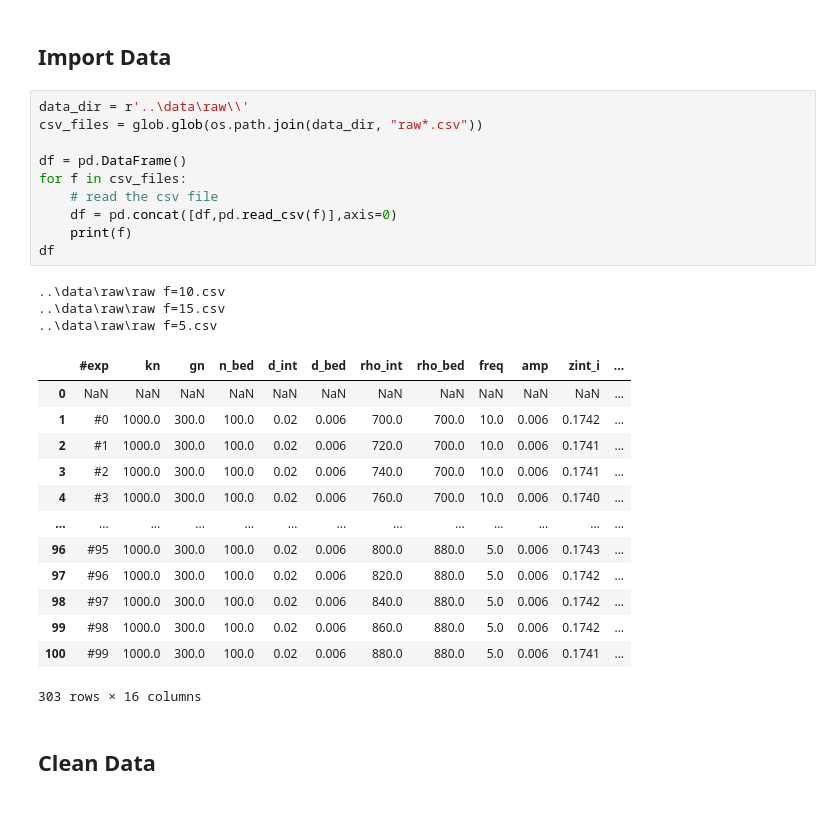
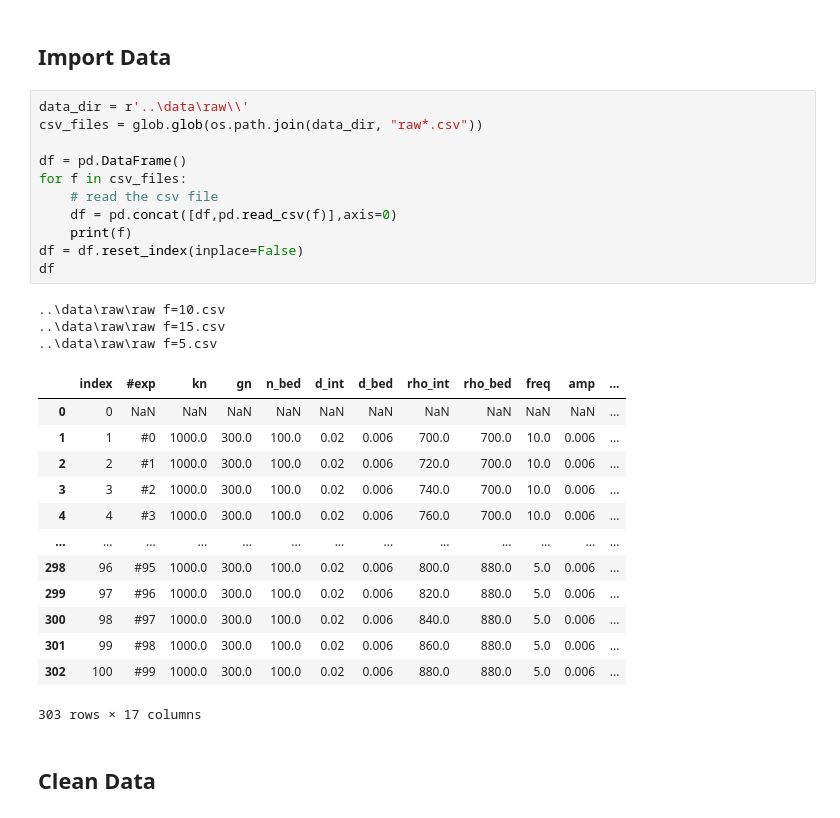
Before and after one commit to miqbalrp/ML_bne, a Jupyter notebook: notebook/vis and prep.ipynb, the cells around one changed output. Saved outputs shown, nothing was run; the diff lists cells and outputs as text.

```diff
--- a/notebook/vis and prep.ipynb
+++ b/notebook/vis and prep.ipynb
@@ -12,30 +12,31 @@ sns.set()
 # %%
 data_dir = r'..\data\raw\\'
 csv_files = glob.glob(os.path.join(data_dir, "raw*.csv"))
 
 df = pd.DataFrame()
 for f in csv_files:
     # read the csv file
     df = pd.concat([df,pd.read_csv(f)],axis=0)
     print(f)
+df = df.reset_index(inplace=False)
 df
 # %% [output]
 ..\data\raw\raw f=10.csv
 ..\data\raw\raw f=15.csv
 ..\data\raw\raw f=5.csv
-|  | #exp | kn | gn | n_bed | d_int | d_bed | rho_int | rho_bed | freq | amp | zint_i | ... |
-| 0 | NaN | NaN | NaN | NaN | NaN | NaN | NaN | NaN | NaN | NaN | NaN | ... |
-| 1 | #0 | 1000.0 | 300.0 | 100.0 | 0.02 | 0.006 | 700.0 | 700.0 | 10.0 | 0.006 | 0.1742 | ... |
-| 2 | #1 | 1000.0 | 300.0 | 100.0 | 0.02 | 0.006 | 720.0 | 700.0 | 10.0 | 0.006 | 0.1741 | ... |
-| 3 | #2 | 1000.0 | 300.0 | 100.0 | 0.02 | 0.006 | 740.0 | 700.0 | 10.0 | 0.006 | 0.1741 | ... |
-| 4 | #3 | 1000.0 | 300.0 | 100.0 | 0.02 | 0.006 | 760.0 | 700.0 | 10.0 | 0.006 | 0.1740 | ... |
+|  | index | #exp | kn | gn | n_bed | d_int | d_bed | rho_int | rho_bed | freq | amp | ... |
+| 0 | 0 | NaN | NaN | NaN | NaN | NaN | NaN | NaN | NaN | NaN | NaN | ... |
+| 1 | 1 | #0 | 1000.0 | 300.0 | 100.0 | 0.02 | 0.006 | 700.0 | 700.0 | 10.0 | 0.006 | ... |
+| 2 | 2 | #1 | 1000.0 | 300.0 | 100.0 | 0.02 | 0.006 | 720.0 | 700.0 | 10.0 | 0.006 | ... |
+| 3 | 3 | #2 | 1000.0 | 300.0 | 100.0 | 0.02 | 0.006 | 740.0 | 700.0 | 10.0 | 0.006 | ... |
+| 4 | 4 | #3 | 1000.0 | 300.0 | 100.0 | 0.02 | 0.006 | 760.0 | 700.0 | 10.0 | 0.006 | ... |
 | ... | ... | ... | ... | ... | ... | ... | ... | ... | ... | ... | ... | ... |
-| 96 | #95 | 1000.0 | 300.0 | 100.0 | 0.02 | 0.006 | 800.0 | 880.0 | 5.0 | 0.006 | 0.1743 | ... |
-| 97 | #96 | 1000.0 | 300.0 | 100.0 | 0.02 | 0.006 | 820.0 | 880.0 | 5.0 | 0.006 | 0.1742 | ... |
-| 98 | #97 | 1000.0 | 300.0 | 100.0 | 0.02 | 0.006 | 840.0 | 880.0 | 5.0 | 0.006 | 0.1742 | ... |
-| 99 | #98 | 1000.0 | 300.0 | 100.0 | 0.02 | 0.006 | 860.0 | 880.0 | 5.0 | 0.006 | 0.1742 | ... |
-| 100 | #99 | 1000.0 | 300.0 | 100.0 | 0.02 | 0.006 | 880.0 | 880.0 | 5.0 | 0.006 | 0.1741 | ... |
+| 298 | 96 | #95 | 1000.0 | 300.0 | 100.0 | 0.02 | 0.006 | 800.0 | 880.0 | 5.0 | 0.006 | ... |
+| 299 | 97 | #96 | 1000.0 | 300.0 | 100.0 | 0.02 | 0.006 | 820.0 | 880.0 | 5.0 | 0.006 | ... |
+| 300 | 98 | #97 | 1000.0 | 300.0 | 100.0 | 0.02 | 0.006 | 840.0 | 880.0 | 5.0 | 0.006 | ... |
+| 301 | 99 | #98 | 1000.0 | 300.0 | 100.0 | 0.02 | 0.006 | 860.0 | 880.0 | 5.0 | 0.006 | ... |
+| 302 | 100 | #99 | 1000.0 | 300.0 | 100.0 | 0.02 | 0.006 | 880.0 | 880.0 | 5.0 | 0.006 | ... |
-303 rows × 16 columns
+303 rows × 17 columns
 # %% [markdown]
 ## Clean Data
 # %%
```
Also changed, not shown: parts of 7 cells of this notebook, 1 other file.
